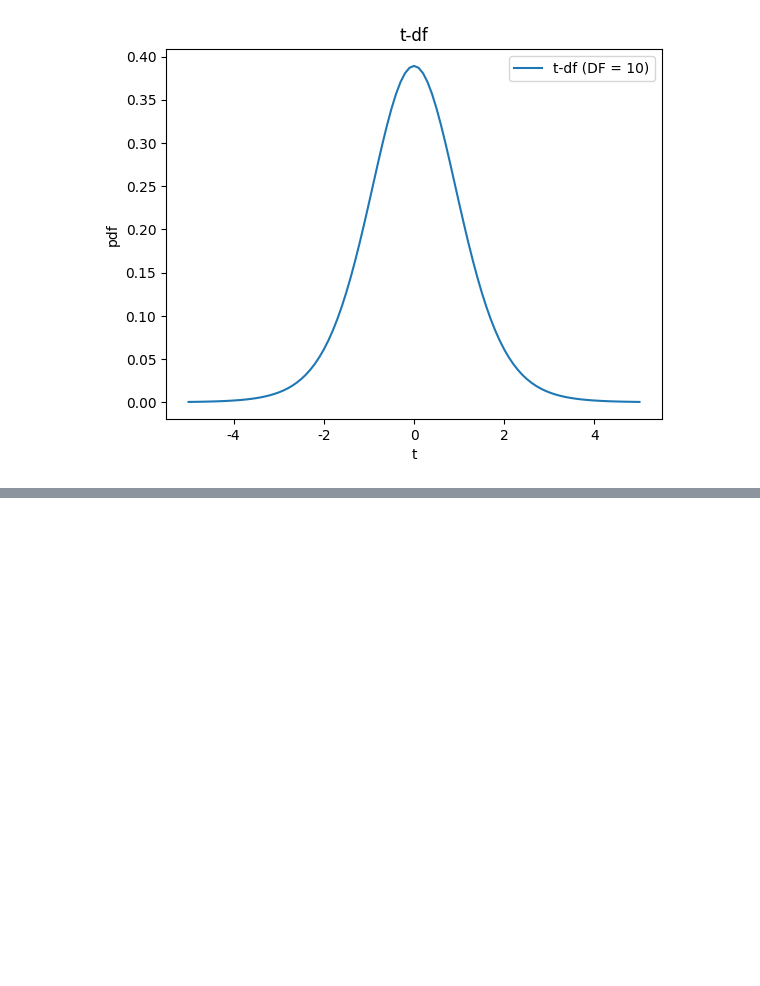
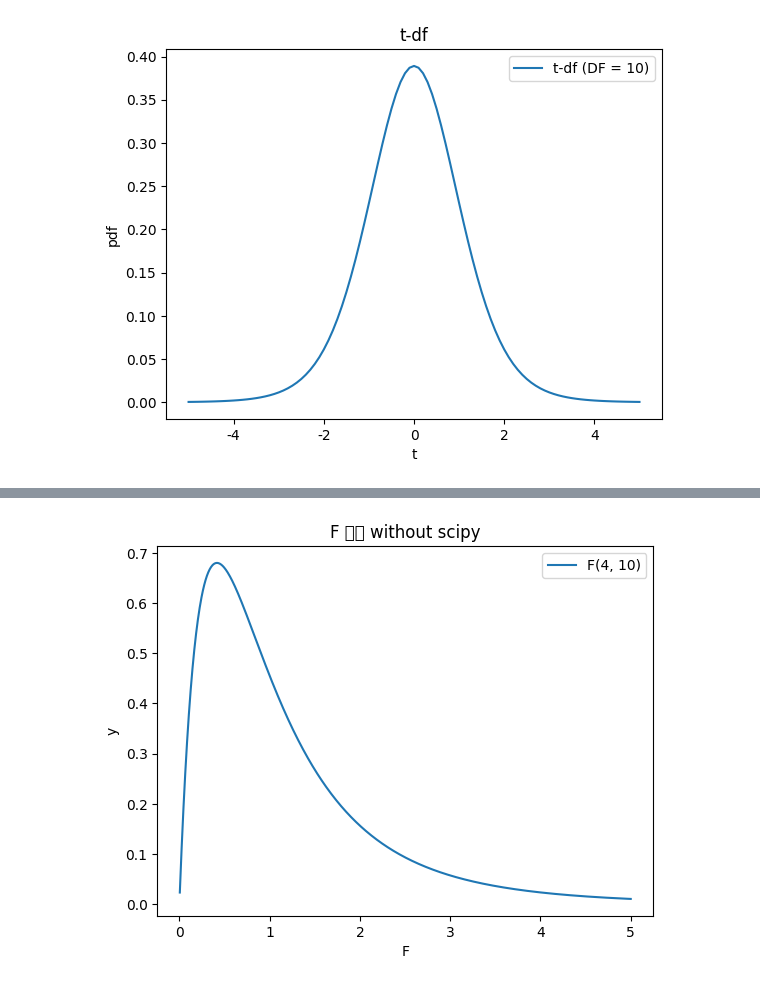
Before and after one commit to shoni0325/basic_python, a Jupyter notebook: shoni_train/statistic/distribution.ipynb, the cells around one changed output, grey strips where cells are left out. Cells and saved outputs as stored; diff of their text form; code cells hidden in the pictures; blank space fills up the shorter version.

```diff
--- a/shoni_train/statistic/distribution.ipynb
+++ b/shoni_train/statistic/distribution.ipynb
@@ -385,0 +462,27 @@ findfont: Font family 'MalgunGothic' not found.
+# %%
+import scipy.special as sp
+import math
+import numpy as np
+
+# X축 값 설정 (0,5 사이에 일정한 거리로 1000개 데이터 입력)
+x = np.linspace(0, 5, 1000)
+# 각각의 독립적인 확률변수 데이터가 자유도 4, 10인 카이제곱 분포를 따르는 경우를 가정
+nu1 = 4
+nu2 = 10
+
+# F분포를 따르는 확률변수를 생성
+y = []
+for f in x:
+    y.append(( np.sqrt( ((nu1 * f) ** nu1 * nu2 ** nu2) / ((nu1 * f + nu2) ** (nu1 + nu2)) )) /
+            (f * sp.beta(nu1 / 2, nu2 / 2)))
+# %%
+import matplotlib.pyplot as plt
+
+plt.plot(x, y, label=f'F({nu1}, {nu2})')
+plt.xlabel('F')
+plt.ylabel("y")
+plt.title('F 분포 without scipy')
+plt.legend()
+plt.show()
+# %% [output]
+[figure, added]
```
Also changed, not shown: parts of 10 cells of this notebook, 7 other files.
